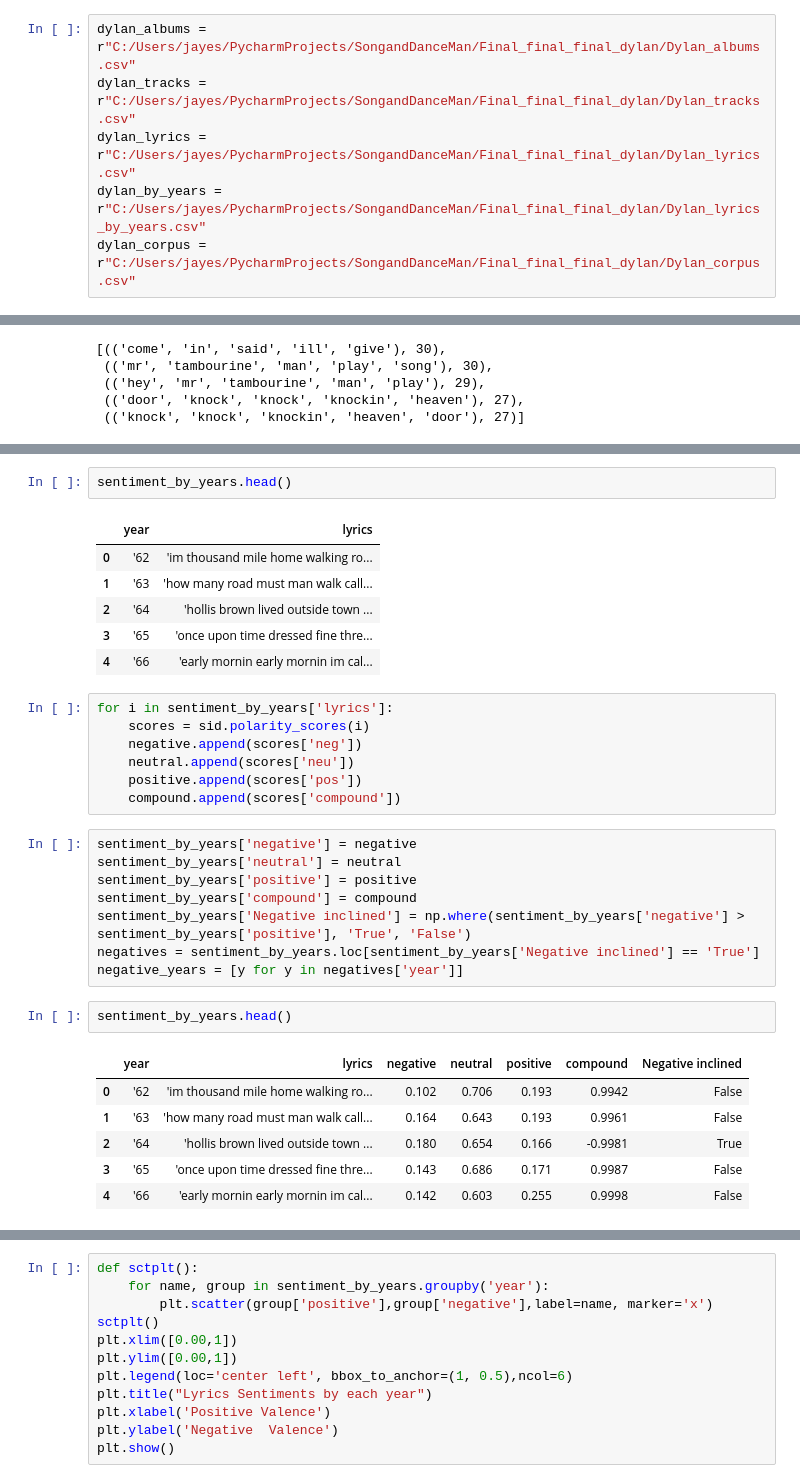
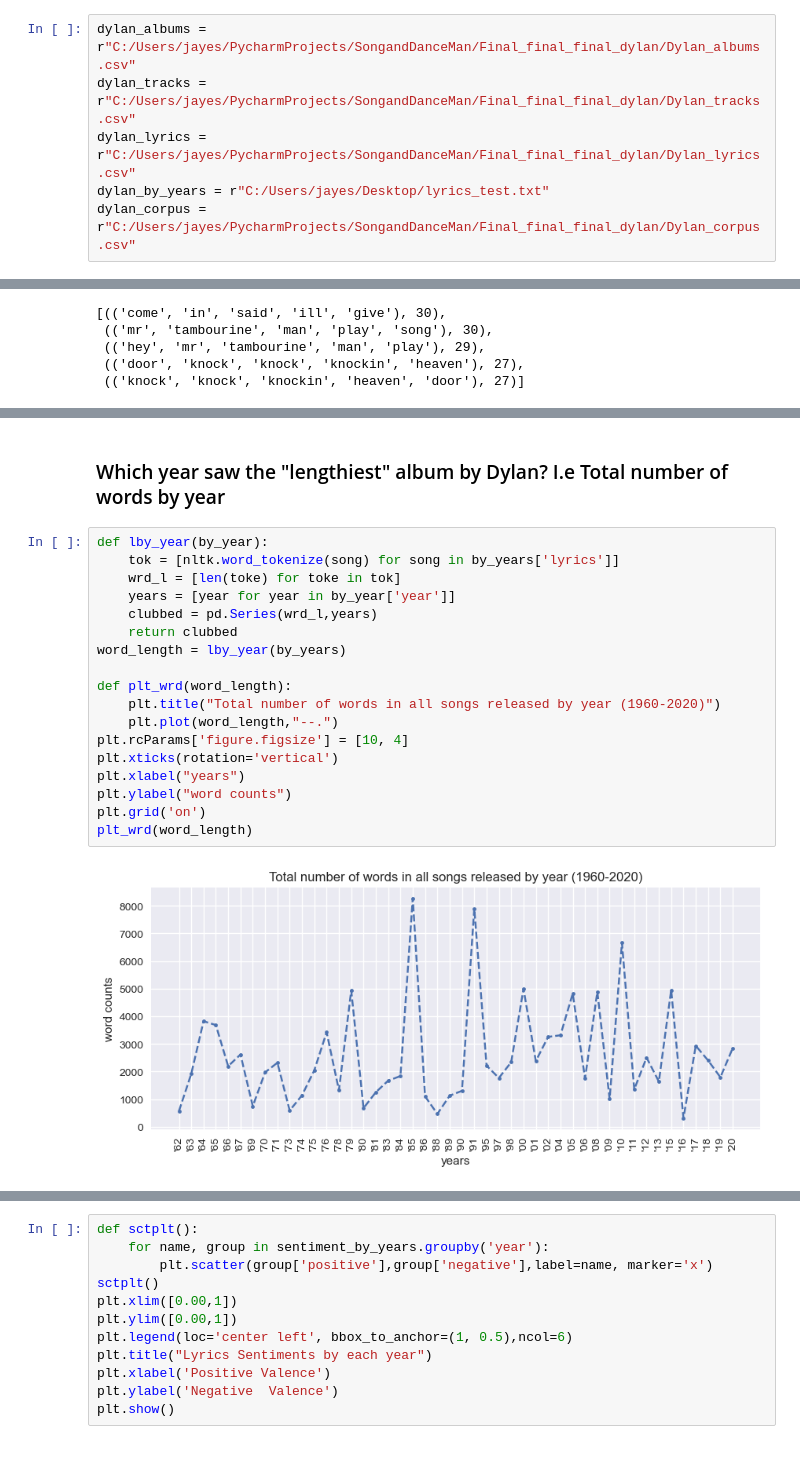
Before and after one commit to jatanjay/Song-and-Dance-Man-, a Jupyter notebook: SongandDanceMan.ipynb, the cells around one changed output, grey strips where cells are left out. Drawn from its saved outputs; the diff is of its cells as text; blank space fills up the shorter version.

```diff
--- a/SongandDanceMan.ipynb
+++ b/SongandDanceMan.ipynb
@@ -43,7 +77,7 @@ plt.style.use("seaborn")
 dylan_albums = r"C:/Users/jayes/PycharmProjects/SongandDanceMan/Final_final_final_dylan/Dylan_albums.csv"
 dylan_tracks = r"C:/Users/jayes/PycharmProjects/SongandDanceMan/Final_final_final_dylan/Dylan_tracks.csv"
 dylan_lyrics = r"C:/Users/jayes/PycharmProjects/SongandDanceMan/Final_final_final_dylan/Dylan_lyrics.csv"
-dylan_by_years = r"C:/Users/jayes/PycharmProjects/SongandDanceMan/Final_final_final_dylan/Dylan_lyrics_by_years.csv"
+dylan_by_years = r"C:/Users/jayes/Desktop/lyrics_test.txt"
 dylan_corpus = r"C:/Users/jayes/PycharmProjects/SongandDanceMan/Final_final_final_dylan/Dylan_corpus.csv"
 # %%
 # first albums released by years
@@ -594,33 +425,22 @@ sentiment_by_years = for_sa.copy()
-# %%
-sentiment_by_years.head()
-# %% [output]
-|  | year | lyrics |
-| 0 | '62 | 'im thousand mile home walking ro... |
-| 1 | '63 | 'how many road must man walk call... |
-| 2 | '64 | 'hollis brown lived outside town ... |
-| 3 | '65 | 'once upon time dressed fine thre... |
-| 4 | '66 | 'early mornin early mornin im cal... |
-# %%
-for i in sentiment_by_years['lyrics']:
-    scores = sid.polarity_scores(i)
-    negative.append(scores['neg'])
-    neutral.append(scores['neu'])
-    positive.append(scores['pos'])
-    compound.append(scores['compound'])
-# %%
-sentiment_by_years['negative'] = negative
-sentiment_by_years['neutral'] = neutral
-sentiment_by_years['positive'] = positive
-sentiment_by_years['compound'] = compound
-sentiment_by_years['Negative inclined'] = np.where(sentiment_by_years['negative'] > sentiment_by_years['positive'], 'True', 'False')
-negatives = sentiment_by_years.loc[sentiment_by_years['Negative inclined'] == 'True']
-negative_years = [y for y in negatives['year']]
-# %%
-sentiment_by_years.head()
-# %% [output]
-|  | year | lyrics | negative | neutral | positive | compound | Negative inclined |
-| 0 | '62 | 'im thousand mile home walking ro... | 0.102 | 0.706 | 0.193 | 0.9942 | False |
-| 1 | '63 | 'how many road must man walk call... | 0.164 | 0.643 | 0.193 | 0.9961 | False |
-| 2 | '64 | 'hollis brown lived outside town ... | 0.180 | 0.654 | 0.166 | -0.9981 | True |
-| 3 | '65 | 'once upon time dressed fine thre... | 0.143 | 0.686 | 0.171 | 0.9987 | False |
-| 4 | '66 | 'early mornin early mornin im cal... | 0.142 | 0.603 | 0.255 | 0.9998 | False |
+# %% [markdown]
+### Which year saw the "lengthiest" album by Dylan? I.e Total number of words by year
+# %%
+def lby_year(by_year):
+    tok = [nltk.word_tokenize(song) for song in by_years['lyrics']]
+    wrd_l = [len(toke) for toke in tok]
+    years = [year for year in by_year['year']]
+    clubbed = pd.Series(wrd_l,years)
+    return clubbed
+word_length = lby_year(by_years)
+
+def plt_wrd(word_length):
+    plt.title("Total number of words in all songs released by year (1960-2020)")
+    plt.plot(word_length,"--.")
+plt.rcParams['figure.figsize'] = [10, 4]
+plt.xticks(rotation='vertical')
+plt.xlabel("years")
+plt.ylabel("word counts")
+plt.grid('on')
+plt_wrd(word_length)
+# %% [output]
+[figure, added]
```
Also changed, not shown: parts of 123 cells of this notebook.
